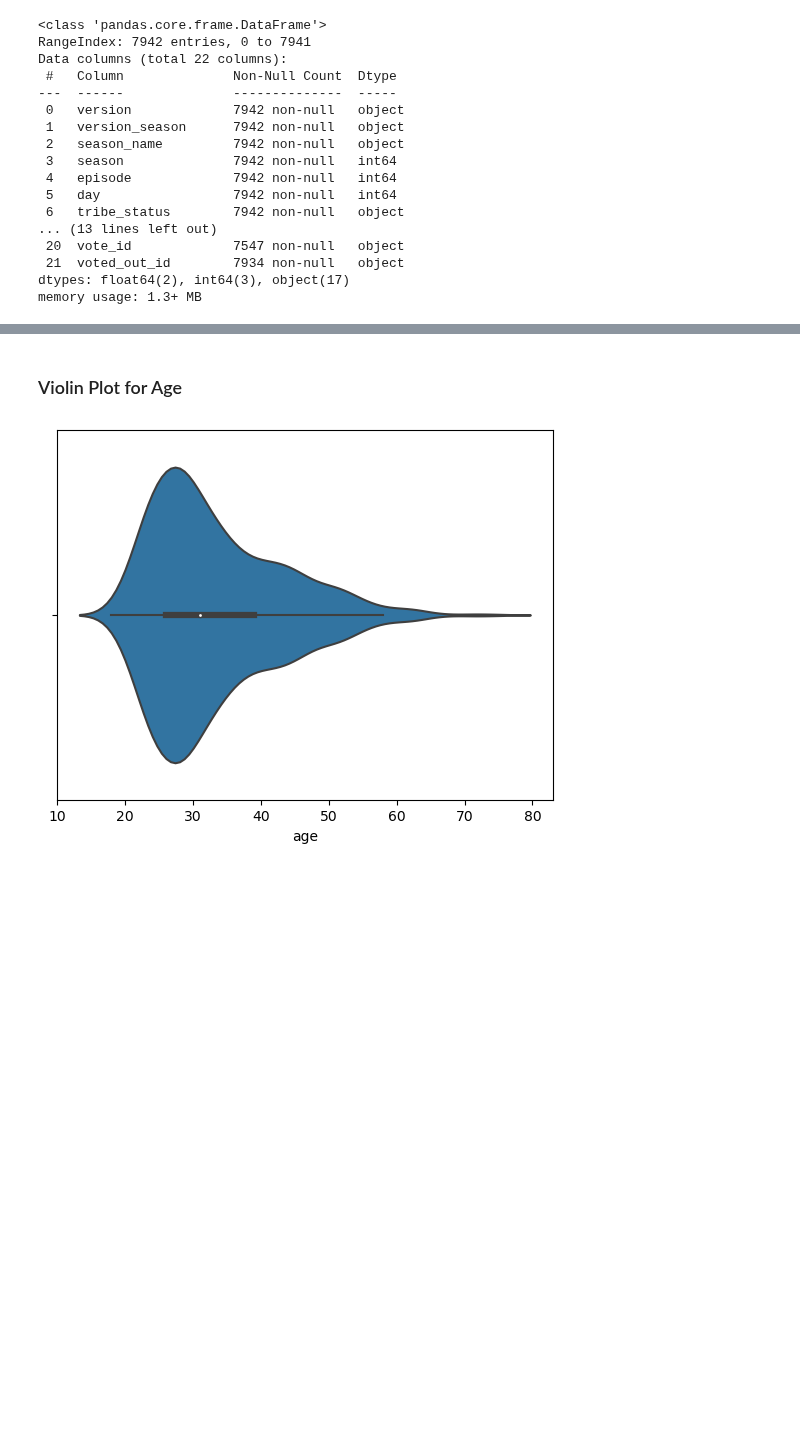
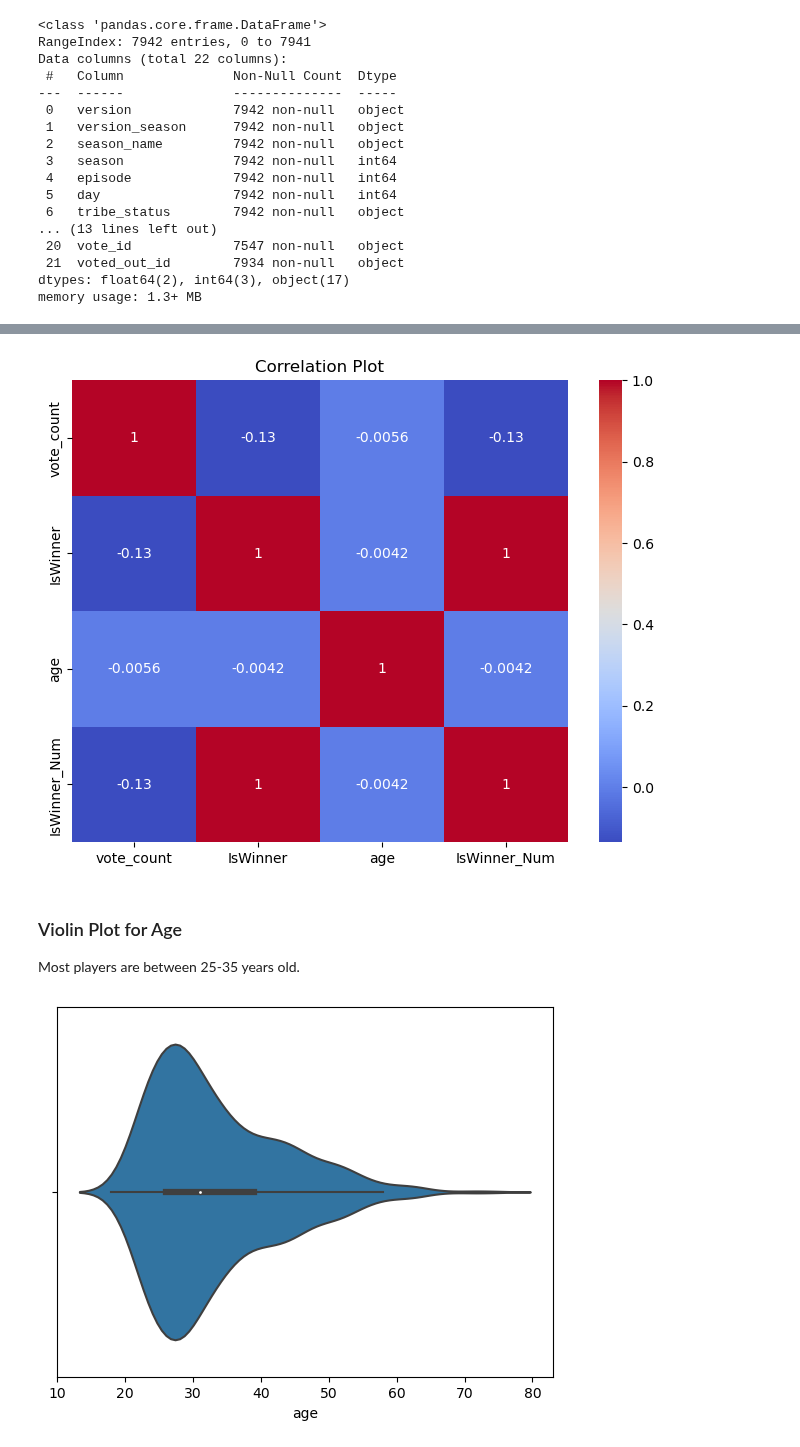
Before and after one commit to DotSumWedge/SurvivorAnalysis, a Jupyter notebook: SurvivorNB.ipynb, the cells around one changed output, grey strips where cells are left out. Drawn from its saved outputs; the diff is of its cells as text; code cells hidden in the pictures; blank space fills up the shorter version.

```diff
--- a/SurvivorNB.ipynb
+++ b/SurvivorNB.ipynb
@@ -340,5 +535,22 @@ Name: vote, dtype: int64
+# %%
+# Calculate the correlation coefficient
+correlation_matrix = merged_df.corr()
+
+# Create a correlation heatmap
+plt.figure(figsize=(8, 6))
+sns.heatmap(correlation_matrix, annot=True, cmap='coolwarm')
+
+# Set plot title
+plt.title('Correlation Plot')
+
+# Show the plot
+plt.show()
+# %% [output]
+[figure, added]
 # %% [markdown]
 ### Violin Plot for Age
+
+Most players are between 25-35 years old.
 # %%
 # Create a violin plot of the age column from the castaways.csv data
 sns.violinplot(x=dataframes['castaways.csv']['age'])
```
Also changed, not shown: parts of 21 cells of this notebook.
